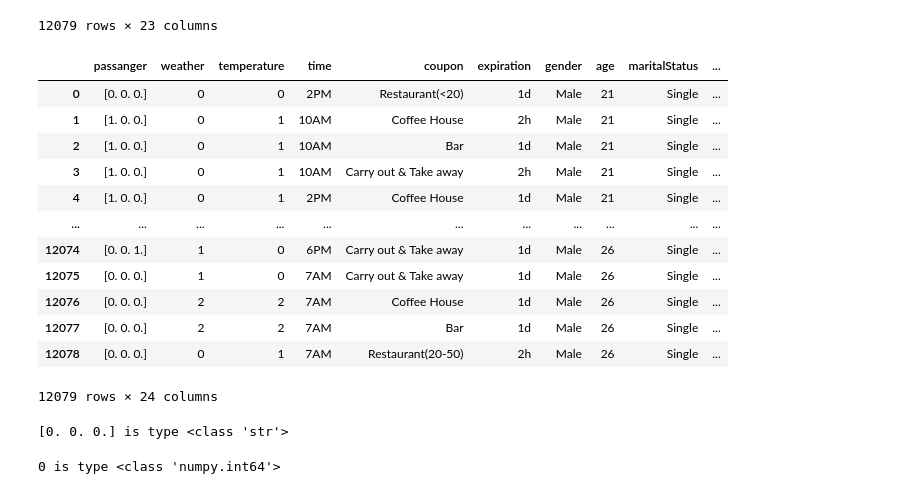
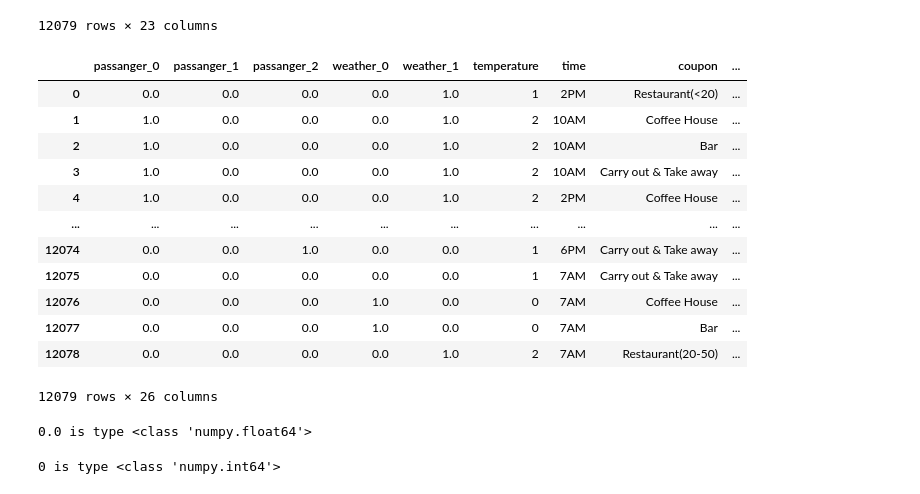
Before and after one commit to TarasKutsyk/Data-Analytics-Project, a Jupyter notebook: Data_class.ipynb, the cells around one changed output. Drawn from its saved outputs; the diff is of its cells as text; code cells hidden in the pictures.

```diff
--- a/Data_class.ipynb
+++ b/Data_class.ipynb
@@ -13,7 +13,16 @@ class Data:
         self.DecColumn = None
         self.Columns = None
         self.CatColumns = ['destination', 'passanger', 'weather', 'time', 'coupon', 'expiration', 'gender', 'age', 'maritalStatus', \
-                          'education', 'income', 'Bar', 'CoffeeHouse', 'CarryAway', 'RestaurantLessThan20', 'Restaurant20To50', ]
+                          'education', 'occupation', 'income', 'Bar', 'CoffeeHouse', 'CarryAway', 'RestaurantLessThan20', 'Restaurant20To50', ]
+        self.OrdCatColumns = {'temperature': ['30','55','80'], 'time':['7AM', '10AM', '2PM', '6PM', '10PM'],\
+                              'age': ['below21', '21', '26', '31', '36', '41', '46', '50plus'],\
+                              'income': ['Less than $12500', '$12500 - $24999', '$25000 - $37499', '$37500 - $49999',\
+                                        '$50000 - $62499', '$62500 - $74999', '$75000 - $87499', '$87500 - $99999', '$100000 or More'],\
+                              'Bar': ['never', 'less1', '1~3','4~8', 'gt8'],\
+                              'CoffeeHouse': ['never', 'less1', '1~3','4~8', 'gt8'],\
+                              'CarryAway': ['never', 'less1', '1~3','4~8', 'gt8'],\
+                              'RestaurantLessThan20': ['never', 'less1', '1~3', '4~8', 'gt8'],\
+                              'Restaurant20To50': ['never', 'less1', '1~3','4~8', 'gt8']}
         self.BinColumns = ['has_children', 'toCoupon_GEQ15min', 'toCoupon_GEQ25min', 'direction_same', 'direction_opp']
         self.NumColumns = []
 
@@ -74,9 +83,16 @@ class Data:
     def Encoding(self, data):
         for c in self.CatColumns:
             if self.EncConfiguration[c] == 'OneHot':
-                data[c] = self.OneHot(data[[c]])
+                OneHotColumns = self.OneHot(data[[c]], c)
+                index = data.columns.get_loc(c)
+                data = data.drop(columns = c)
+
+                ColsBef = data.columns[:index]
+                ColsAft = data.columns[index:]
+
+                data = pd.concat([data[ColsBef], OneHotColumns, data[ColsAft]], axis=1)
             elif self.EncConfiguration[c] == 'Num':
-                data[c] = self.Num(data[c])
+                data[c] = self.Num(data[c], c)
         return data
 
     def TempNumEncoding(self, data):
@@ -93,18 +109,21 @@ class Data:
             return None
         return data
 
-    def OneHot(self, Col):
+    def OneHot(self, Col, c):
         Encoder = OneHotEncoder(drop = 'first', sparse_output=False)
         EncCol = Encoder.fit_transform(Col)
-        EncCol_str = []
-        for e in EncCol:
-            EncCol_str.append(str(e))
-        return EncCol_str
+        ColNames = [c + '_' + str(i) for i in range(len(EncCol[0]))]
+        OneHotColumns = pd.DataFrame(EncCol, columns = ColNames)
+        return OneHotColumns
 
-    def Num(self, Col):
-        UnqCol = Col.unique().tolist()
-        EncDict = {c: UnqCol.index(c) for c in UnqCol}
-        EncCol = [EncDict[c] for c in Col]
+    def Num(self, Col, name):
+        EncCol = []
+        if name in self.OrdCatColumns.keys():
+            EncCol = [self.OrdCatColumns[name].index(str(c)) for c in Col]
+        else:
+            UnqCol = Col.unique().tolist()
+            EncDict = {c: UnqCol.index(c) for c in UnqCol}
+            EncCol = [EncDict[c] for c in Col]
         return EncCol
 
     def fit(self):
@@ -165,27 +184,27 @@ d2.fit()
 # %%
 # Removing and changing the encoding way
 
-d3 = Data(DropCol = ['destination'], EncConfig = {'passanger': 'OneHot', 'weather': 'Num', 'temperature': 'Num'})
+d3 = Data(DropCol = ['destination'], EncConfig = {'passanger': 'OneHot', 'weather': 'OneHot', 'temperature': 'Num'})
 data = d3.fit()
 data
 # %% [output]
-|  | passanger | weather | temperature | time | coupon | expiration | gender | age | maritalStatus | ... |
-| 0 | [0. 0. 0.] | 0 | 0 | 2PM | Restaurant(<20) | 1d | Male | 21 | Single | ... |
-| 1 | [1. 0. 0.] | 0 | 1 | 10AM | Coffee House | 2h | Male | 21 | Single | ... |
-| 2 | [1. 0. 0.] | 0 | 1 | 10AM | Bar | 1d | Male | 21 | Single | ... |
-| 3 | [1. 0. 0.] | 0 | 1 | 10AM | Carry out & Take away | 2h | Male | 21 | Single | ... |
-| 4 | [1. 0. 0.] | 0 | 1 | 2PM | Coffee House | 1d | Male | 21 | Single | ... |
-| ... | ... | ... | ... | ... | ... | ... | ... | ... | ... | ... |
-| 12074 | [0. 0. 1.] | 1 | 0 | 6PM | Carry out & Take away | 1d | Male | 26 | Single | ... |
-| 12075 | [0. 0. 0.] | 1 | 0 | 7AM | Carry out & Take away | 1d | Male | 26 | Single | ... |
-| 12076 | [0. 0. 0.] | 2 | 2 | 7AM | Coffee House | 1d | Male | 26 | Single | ... |
-| 12077 | [0. 0. 0.] | 2 | 2 | 7AM | Bar | 1d | Male | 26 | Single | ... |
-| 12078 | [0. 0. 0.] | 0 | 1 | 7AM | Restaurant(20-50) | 2h | Male | 26 | Single | ... |
+|  | passanger_0 | passanger_1 | passanger_2 | weather_0 | weather_1 | temperature | time | coupon | ... |
+| 0 | 0.0 | 0.0 | 0.0 | 0.0 | 1.0 | 1 | 2PM | Restaurant(<20) | ... |
+| 1 | 1.0 | 0.0 | 0.0 | 0.0 | 1.0 | 2 | 10AM | Coffee House | ... |
+| 2 | 1.0 | 0.0 | 0.0 | 0.0 | 1.0 | 2 | 10AM | Bar | ... |
+| 3 | 1.0 | 0.0 | 0.0 | 0.0 | 1.0 | 2 | 10AM | Carry out & Take away | ... |
+| 4 | 1.0 | 0.0 | 0.0 | 0.0 | 1.0 | 2 | 2PM | Coffee House | ... |
+| ... | ... | ... | ... | ... | ... | ... | ... | ... | ... |
+| 12074 | 0.0 | 0.0 | 1.0 | 0.0 | 0.0 | 1 | 6PM | Carry out & Take away | ... |
+| 12075 | 0.0 | 0.0 | 0.0 | 0.0 | 0.0 | 1 | 7AM | Carry out & Take away | ... |
+| 12076 | 0.0 | 0.0 | 0.0 | 1.0 | 0.0 | 0 | 7AM | Coffee House | ... |
+| 12077 | 0.0 | 0.0 | 0.0 | 1.0 | 0.0 | 0 | 7AM | Bar | ... |
+| 12078 | 0.0 | 0.0 | 0.0 | 0.0 | 1.0 | 2 | 7AM | Restaurant(20-50) | ... |
-12079 rows × 24 columns
+12079 rows × 26 columns
 # %%
-print(f'{data['passanger'][0]} is type {type(data['passanger'][0])}')
+print(f'{data['passanger_0'][0]} is type {type(data['passanger_0'][0])}')
 # %% [output]
-[0. 0. 0.] is type <class 'str'>
+0.0 is type <class 'numpy.float64'>
 # %%
 print(f'{data['weather'][0]} is type {type(data['weather'][0])}')
 # %% [output]
```
Also changed, not shown: parts of 6 cells of this notebook.
